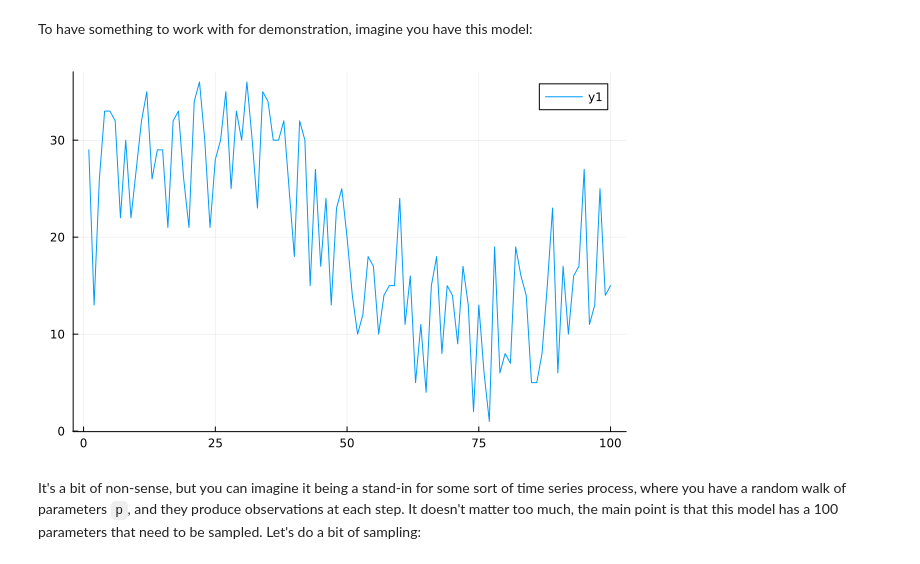
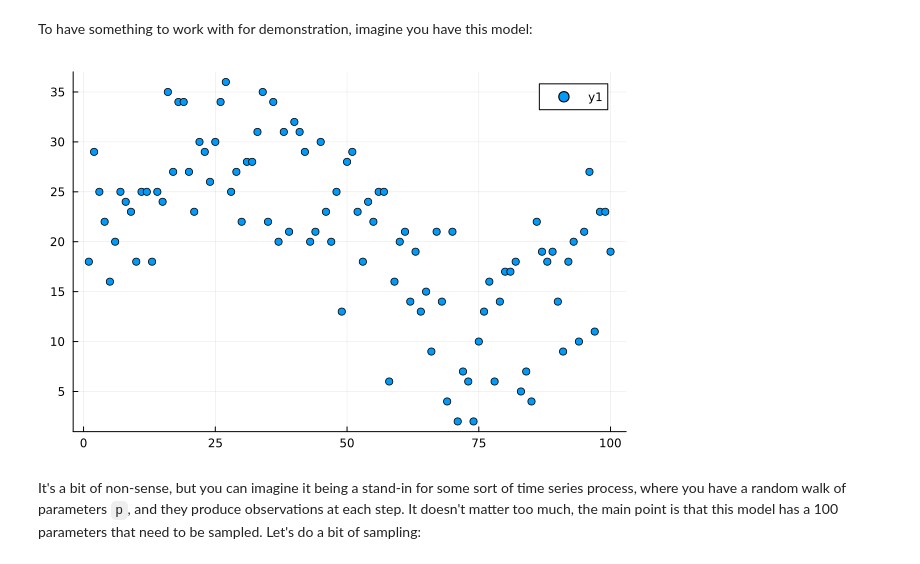
Before and after one commit to TuringLang/Turing-Workshop, a Jupyter notebook: 2025-CFE-CMStatistics/part2.ipynb, the cells around one changed output. Saved outputs shown, nothing was run; the diff lists cells and outputs as text; code cells hidden in the pictures.

```diff
--- a/2025-CFE-CMStatistics/part2.ipynb
+++ b/2025-CFE-CMStatistics/part2.ipynb
@@ -290,7 +295,7 @@ end
 sir_model (generic function with 2 methods)
 # %%
 model = sir_model(length(data.in_bed))
-model_conditioned = model | (in_bed = data.in_bed,)
+model_conditioned = model | (; in_bed = data.in_bed,)
 # %% [output]
 DynamicPPL.Model{typeof(sir_model), (:num_days,), (:tspan, :u0, :p0, :problem), (), Tuple{Int64}, Tuple{Tuple{Float64, Float64}, Vector{Float64}, Vector{Float64}, ODEProblem{Vector{Float64}, Tuple{Flo ...
 # %% [markdown]
@@ -379,19 +384,19 @@ To have something to work with for demonstration, imagine you have this model:
 # %%
 @model function my_big_model(num_parameters)
     p = Vector{Float64}(undef, num_parameters)
-    p[1] ~ truncated(Normal(0, 1); lower=0)
+    p[1] ~ truncated(Normal(0, 100); lower=0)
     for i in 2:num_parameters
         p[i] ~ truncated(Normal(p[i-1], 1); lower=0)
     end
     observation ~ product_distribution(Poisson.(p))
 end
 
 num_parameters = 100
 noise_level = 20
 data = ceil.(10 * (sin.((2 * pi / num_parameters) .* (1:num_parameters)) .+ 1) .+ rand(num_parameters) * noise_level)
-plot(data)
+scatter(data)
 # %% [output]
-[figure, old version]
+[figure, new version]
 # %% [markdown]
 It's a bit of non-sense, but you can imagine it being a stand-in for some sort of time series process, where you have a random walk of parameters `p`, and they produce observations at each step. It doesn't matter too much, the main point is that this model has a 100 parameters that need to be sampled. Let's do a bit of sampling:
 # %%
```
Also changed, not shown: parts of 18 cells of this notebook.
